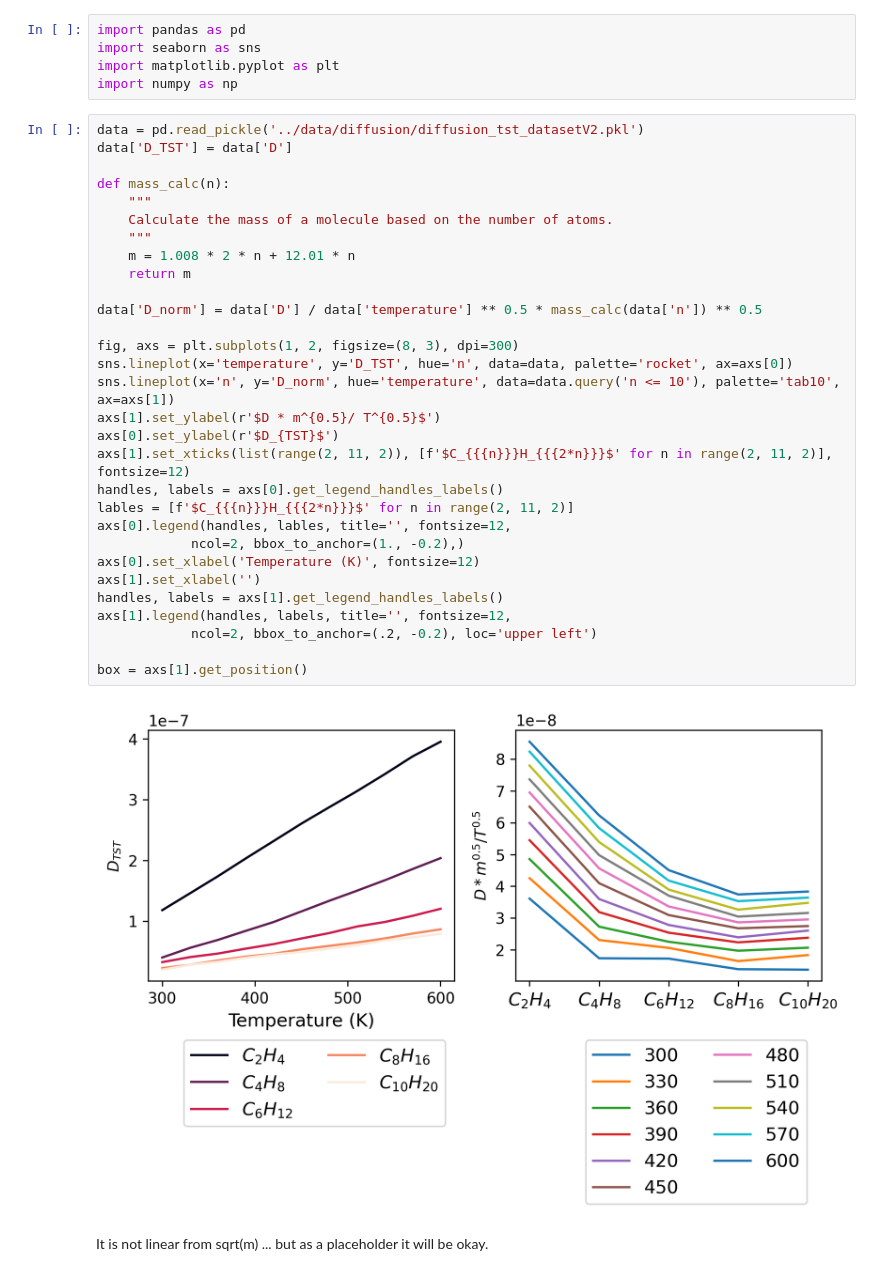
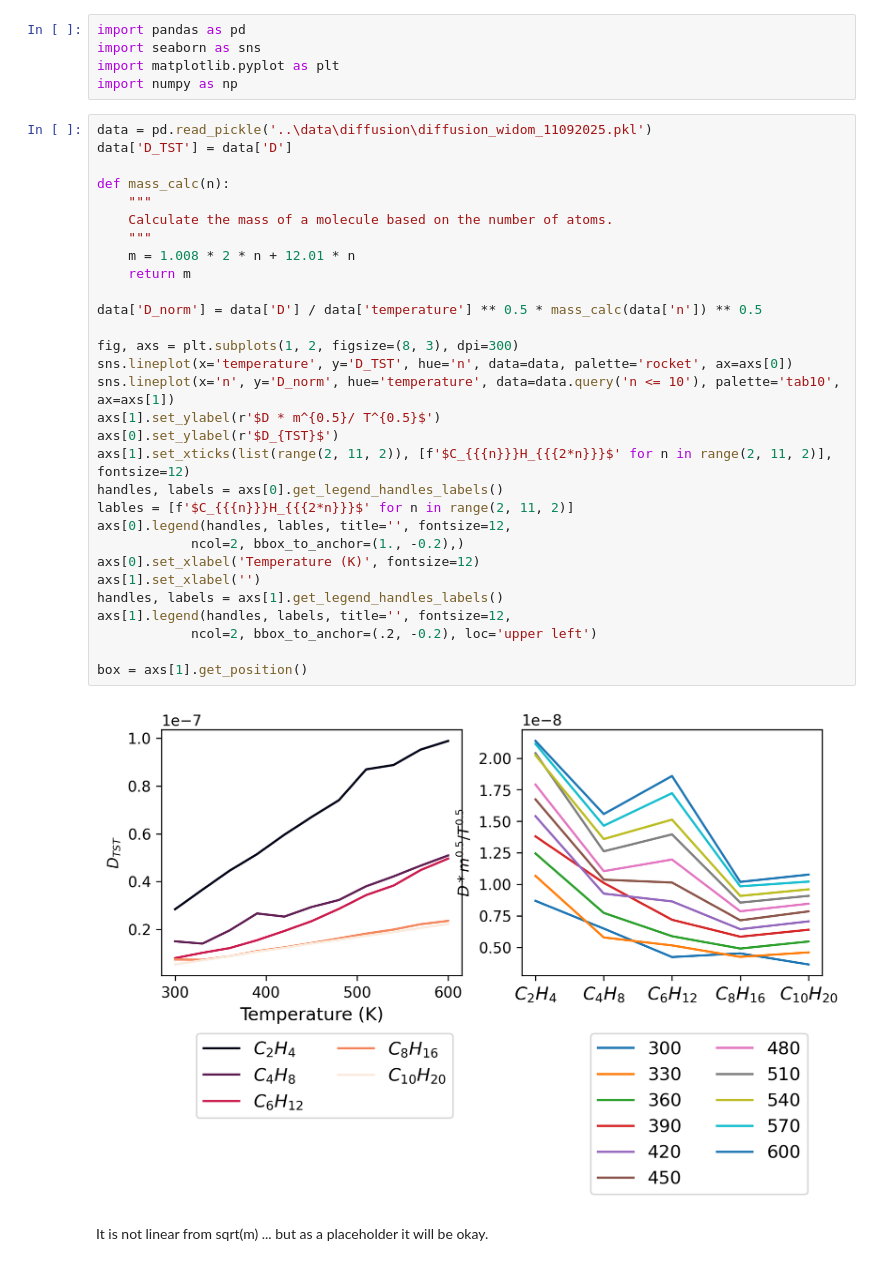
Before and after one commit to multiscale-modelling/kinetic_model, a Jupyter notebook: notebooks/diffusion_process_ml.ipynb, the cells around one changed output. Saved outputs shown, nothing was run; the diff lists cells and outputs as text.

Commit message:
fix diffusion

```diff
--- a/notebooks/diffusion_process_ml.ipynb
+++ b/notebooks/diffusion_process_ml.ipynb
@@ -4,37 +4,37 @@ import seaborn as sns
 import matplotlib.pyplot as plt
 import numpy as np
 # %%
-data = pd.read_pickle('../data/diffusion/diffusion_tst_datasetV2.pkl')
+data = pd.read_pickle('..\data\diffusion\diffusion_widom_11092025.pkl')
 data['D_TST'] = data['D']
 
 def mass_calc(n):
     """
     Calculate the mass of a molecule based on the number of atoms.
     """
     m = 1.008 * 2 * n + 12.01 * n
     return m
 
 data['D_norm'] = data['D'] / data['temperature'] ** 0.5 * mass_calc(data['n']) ** 0.5
 
 fig, axs = plt.subplots(1, 2, figsize=(8, 3), dpi=300)
 sns.lineplot(x='temperature', y='D_TST', hue='n', data=data, palette='rocket', ax=axs[0])
 sns.lineplot(x='n', y='D_norm', hue='temperature', data=data.query('n <= 10'), palette='tab10', ax=axs[1])
 axs[1].set_ylabel(r'$D * m^{0.5}/ T^{0.5}$')
 axs[0].set_ylabel(r'$D_{TST}$')
 axs[1].set_xticks(list(range(2, 11, 2)), [f'$C_{{{n}}}H_{{{2*n}}}$' for n in range(2, 11, 2)], fontsize=12)
 handles, labels = axs[0].get_legend_handles_labels()
 lables = [f'$C_{{{n}}}H_{{{2*n}}}$' for n in range(2, 11, 2)]
 axs[0].legend(handles, lables, title='', fontsize=12,
             ncol=2, bbox_to_anchor=(1., -0.2),)
 axs[0].set_xlabel('Temperature (K)', fontsize=12)
 axs[1].set_xlabel('')
 handles, labels = axs[1].get_legend_handles_labels()
 axs[1].legend(handles, labels, title='', fontsize=12,
             ncol=2, bbox_to_anchor=(.2, -0.2), loc='upper left')
 
 box = axs[1].get_position()
 # %% [output]
-[figure, old version]
+[figure, new version]
 # %% [markdown]
 It is not linear from sqrt(m) ... but as a placeholder it will be okay.
 # %%
```
Also changed, not shown: parts of 3 cells of this notebook, 7 other files.
